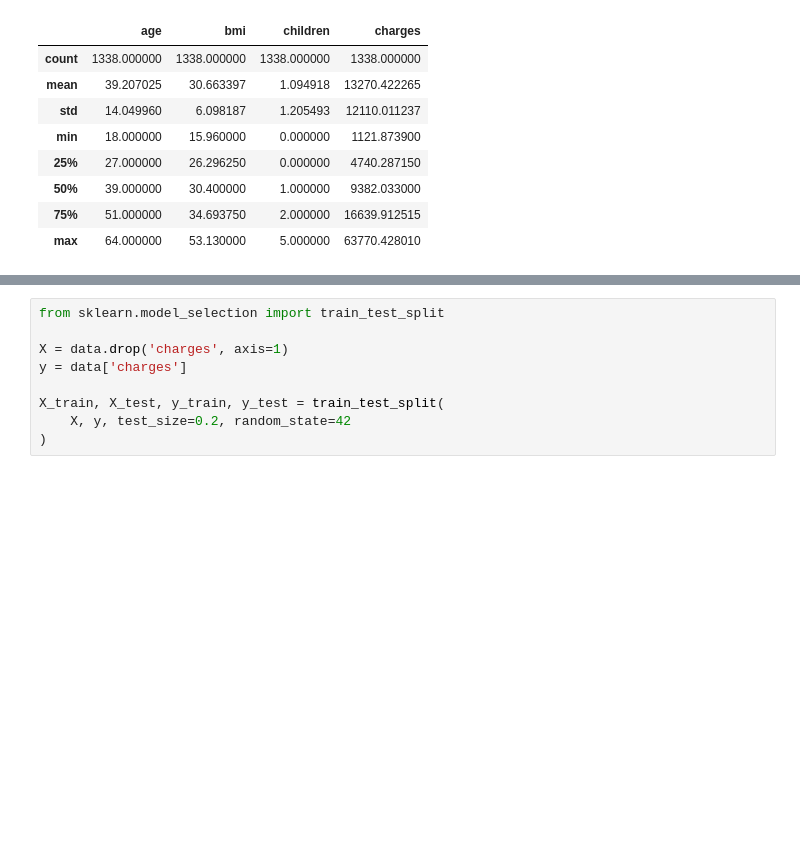
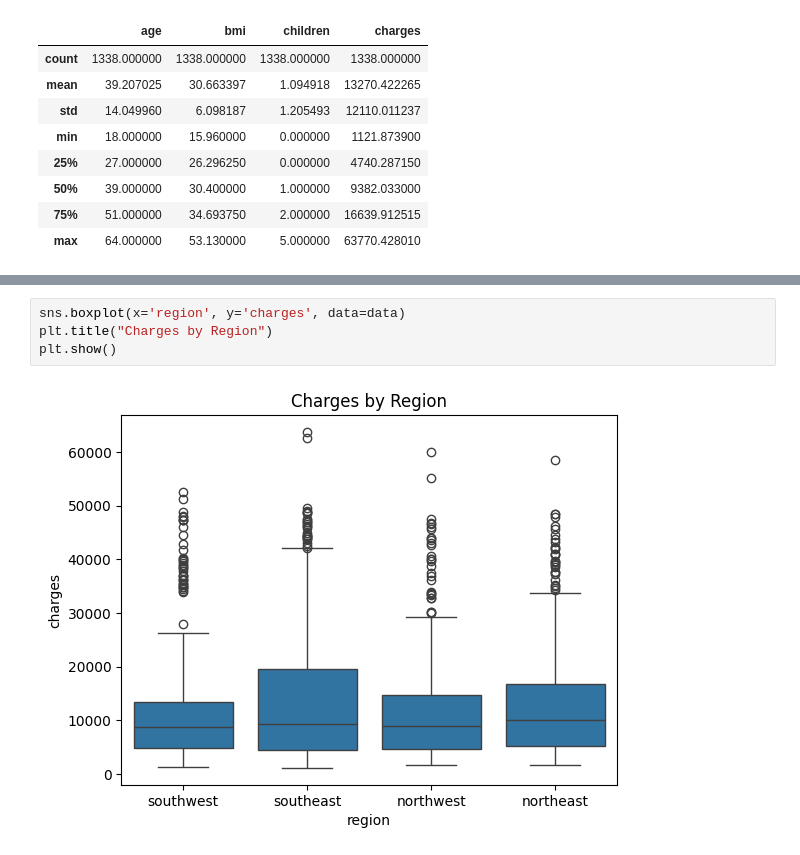
Before and after one commit to Rishiraj1994/LogicMojo-AI-ML-Jan26-rishiraj19, a Jupyter notebook: Insurance_practice.ipynb, the cells around one changed output, grey strips where cells are left out. Cells and saved outputs as stored; diff of their text form; blank space fills up the shorter version.

```diff
--- a/Insurance_practice.ipynb
+++ b/Insurance_practice.ipynb
@@ -75,10 +73,7 @@ data.head()
 # %%
-from sklearn.model_selection import train_test_split
-
-X = data.drop('charges', axis=1)
-y = data['charges']
-
-X_train, X_test, y_train, y_test = train_test_split(
-    X, y, test_size=0.2, random_state=42
-)
+sns.boxplot(x='region', y='charges', data=data)
+plt.title("Charges by Region")
+plt.show()
+# %% [output]
+[figure, added]
 # %%
```
Also changed, not shown: parts of 25 cells of this notebook.
